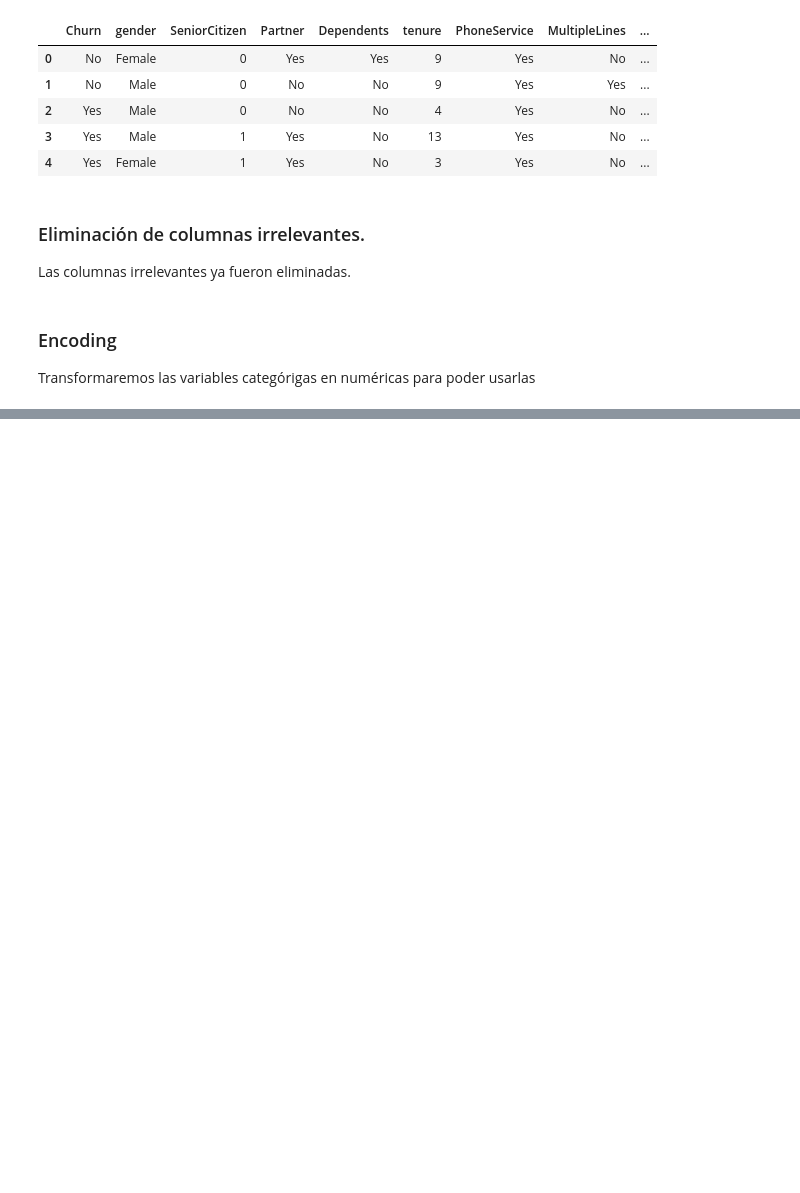
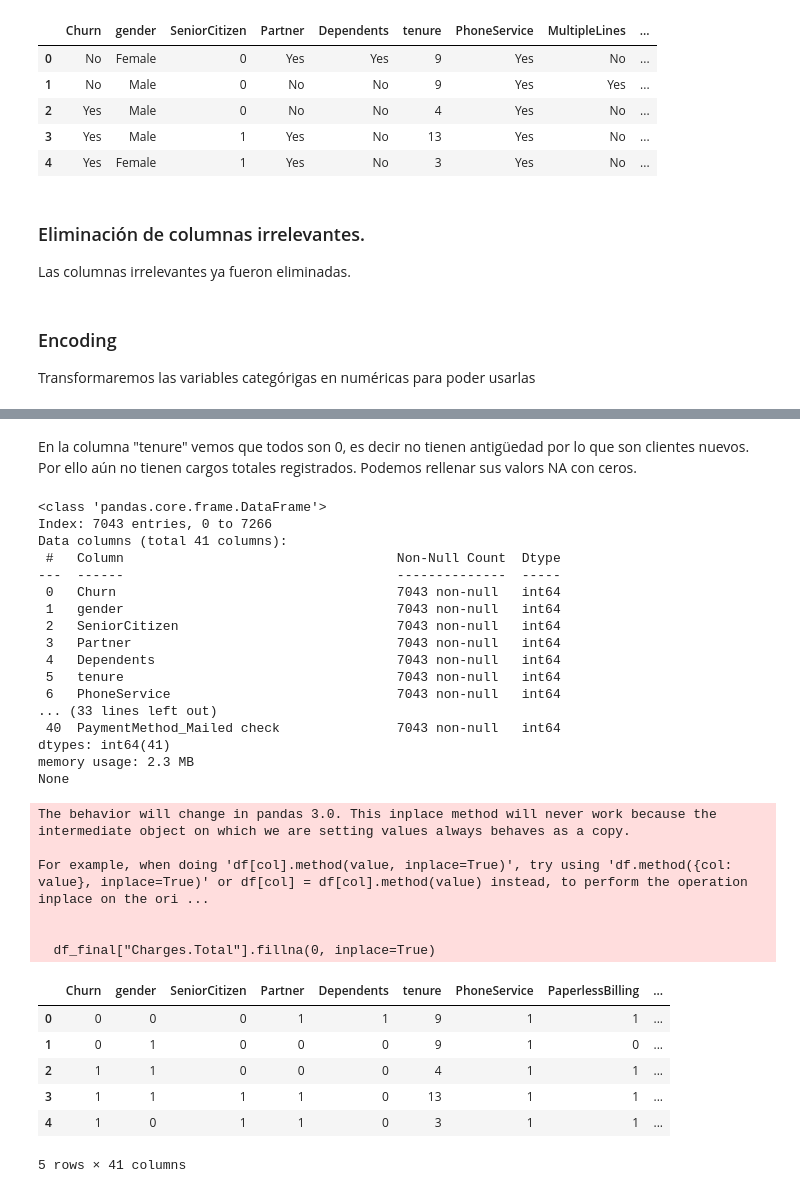
Before and after one commit to OscarLara/ChallengeTelecomX-2, a Jupyter notebook: ChallengeTelecomX-2.ipynb, the cells around one changed output, grey strips where cells are left out. Saved outputs shown, nothing was run; the diff lists cells and outputs as text; code cells hidden in the pictures; blank space fills up the shorter version.

```diff
--- a/ChallengeTelecomX-2.ipynb
+++ b/ChallengeTelecomX-2.ipynb
@@ -371,0 +437,42 @@ df[columnas_binarias].head()
+# %% [markdown]
+En la columna "tenure" vemos que todos son 0, es decir no tienen antigüedad por lo que son clientes nuevos. Por ello aún no tienen cargos totales registrados. Podemos rellenar sus valors NA con ceros.
+# %%
+# Rellenamos los NA con ceros y volvemos a ejecutar elc código
+df_final["Charges.Total"].fillna(0, inplace=True)
+
+df_final = df_final.astype(int)
+
+# Verificamos que ahora todas las columnas sean numéricas
+print(df_final.info())
+df_final.head()
+# %% [output]
+<class 'pandas.core.frame.DataFrame'>
+Index: 7043 entries, 0 to 7266
+Data columns (total 41 columns):
+ #   Column                                   Non-Null Count  Dtype
+---  ------                                   --------------  -----
+ 0   Churn                                    7043 non-null   int64
+ 1   gender                                   7043 non-null   int64
+ 2   SeniorCitizen                            7043 non-null   int64
+ 3   Partner                                  7043 non-null   int64
+ 4   Dependents                               7043 non-null   int64
+ 5   tenure                                   7043 non-null   int64
+ 6   PhoneService                             7043 non-null   int64
+... (33 lines left out)
+ 40  PaymentMethod_Mailed check               7043 non-null   int64
+dtypes: int64(41)
+memory usage: 2.3 MB
+None
+The behavior will change in pandas 3.0. This inplace method will never work because the intermediate object on which we are setting values always behaves as a copy.
+
+For example, when doing 'df[col].method(value, inplace=True)', try using 'df.method({col: value}, inplace=True)' or df[col] = df[col].method(value) instead, to perform the operation inplace on the ori ...
+
+
+  df_final["Charges.Total"].fillna(0, inplace=True)
+|  | Churn | gender | SeniorCitizen | Partner | Dependents | tenure | PhoneService | PaperlessBilling | ... |
+| 0 | 0 | 0 | 0 | 1 | 1 | 9 | 1 | 1 | ... |
+| 1 | 0 | 1 | 0 | 0 | 0 | 9 | 1 | 0 | ... |
+| 2 | 1 | 1 | 0 | 0 | 0 | 4 | 1 | 1 | ... |
+| 3 | 1 | 1 | 1 | 1 | 0 | 13 | 1 | 1 | ... |
+| 4 | 1 | 0 | 1 | 1 | 0 | 3 | 1 | 1 | ... |
+5 rows × 41 columns
```
Also changed, not shown: parts of 7 cells of this notebook.
